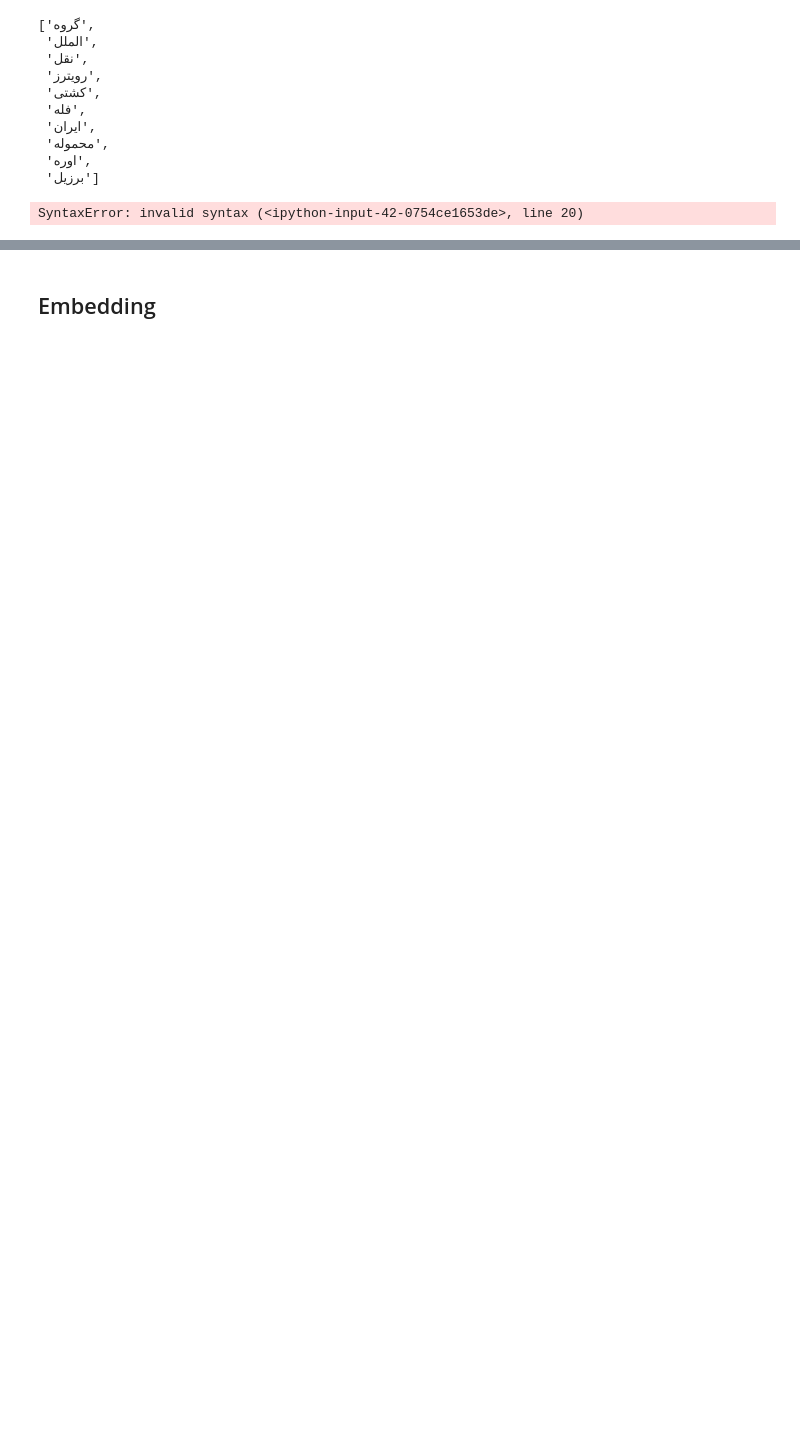
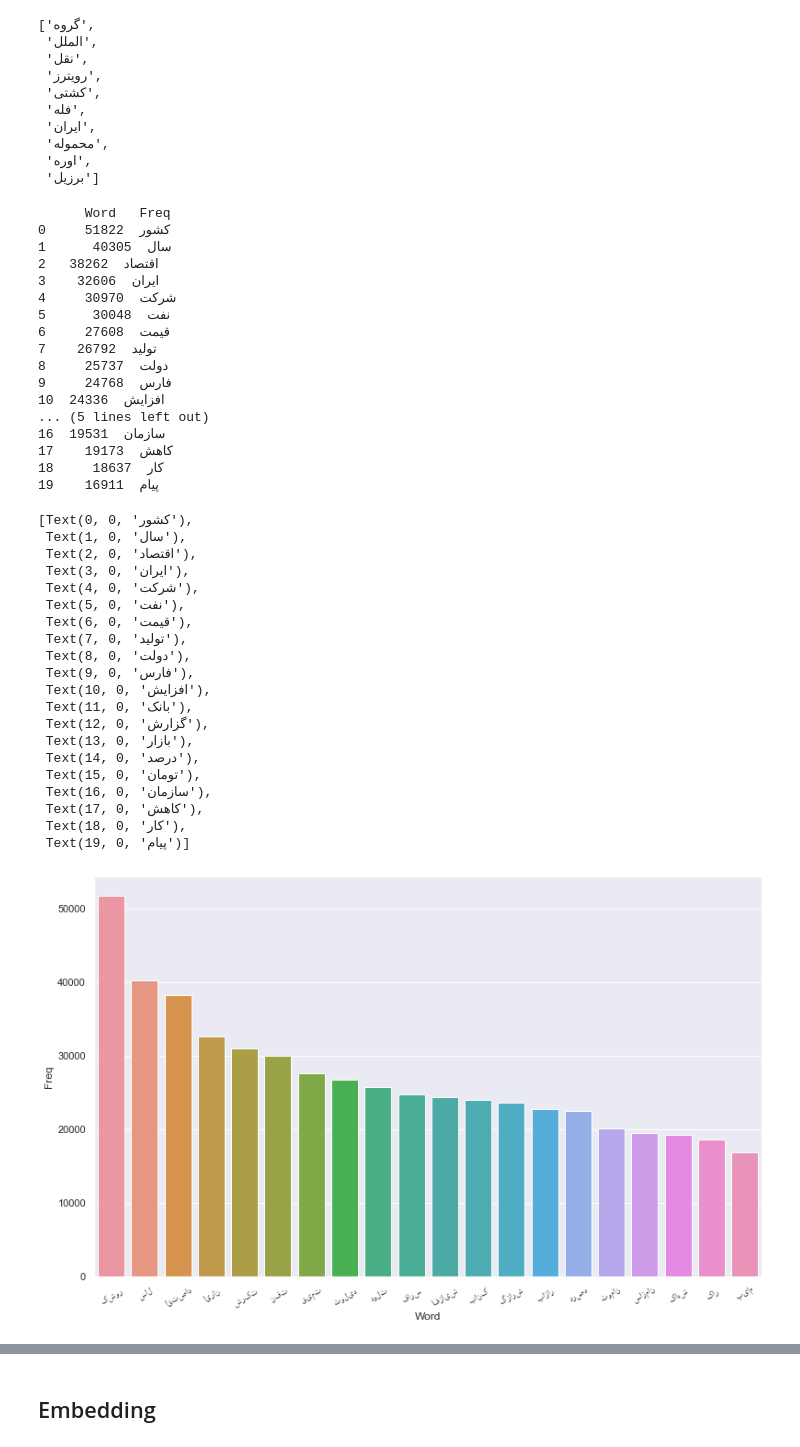
Before and after one commit to aminkhod/Extracting_Typed_Entities_Relations_with_Knowledge_Bases, a Jupyter notebook: keyword-extraction-from-economic-news/FarsNews.ipynb, the cells around one changed output, grey strips where cells are left out. Cells and saved outputs as stored; diff of their text form; code cells hidden in the pictures; blank space fills up the shorter version.

```diff
--- a/keyword-extraction-from-economic-news/FarsNews.ipynb
+++ b/keyword-extraction-from-economic-news/FarsNews.ipynb
@@ -658,26 +668,63 @@ list(cv.vocabulary_.keys())[:10]
 # %%
 #Most frequently occuring words
 from matplotlib import font_manager as fm, rcParams
 def get_top_n_words(corpus, n=None):
     vec = CountVectorizer().fit(corpus)
     bag_of_words = vec.transform(corpus)
     sum_words = bag_of_words.sum(axis=0)
     words_freq = [(word, sum_words[0, idx]) for word, idx in
                    vec.vocabulary_.items()]
     words_freq =sorted(words_freq, key = lambda x: x[1],
                        reverse=True)
     return words_freq[:n]
 #Convert most freq words to dataframe for plotting bar plot
 top_words = get_top_n_words(corpus, n=20)
 top_df = pd.DataFrame(top_words)
 top_df.columns=["Word", "Freq"]
 print(top_df)
 #Barplot of most freq words
 sns.set(rc={'figure.figsize':(13,8)})
 g = sns.barplot(x="Word", y="Freq", data=top_df)
-g.set_xticklabels(g.get_xticklabels(), rotation=30, ,direction = 'rtl',name = 'Yas')
+g.set_xticklabels(g.get_xticklabels(), rotation=30,name = 'Yas')
 # %% [output]
-SyntaxError: invalid syntax (<ipython-input-42-0754ce1653de>, line 20)
+      Word   Freq
+0     کشور  51822
+1      سال  40305
+2   اقتصاد  38262
+3    ایران  32606
+4     شرکت  30970
+5      نفت  30048
+6     قیمت  27608
+7    تولید  26792
+8     دولت  25737
+9     فارس  24768
+10  افزایش  24336
+... (5 lines left out)
+16  سازمان  19531
+17    کاهش  19173
+18     کار  18637
+19    پیام  16911
+[Text(0, 0, 'کشور'),
+ Text(1, 0, 'سال'),
+ Text(2, 0, 'اقتصاد'),
+ Text(3, 0, 'ایران'),
+ Text(4, 0, 'شرکت'),
+ Text(5, 0, 'نفت'),
+ Text(6, 0, 'قیمت'),
+ Text(7, 0, 'تولید'),
+ Text(8, 0, 'دولت'),
+ Text(9, 0, 'فارس'),
+ Text(10, 0, 'افزایش'),
+ Text(11, 0, 'بانک'),
+ Text(12, 0, 'گزارش'),
+ Text(13, 0, 'بازار'),
+ Text(14, 0, 'درصد'),
+ Text(15, 0, 'تومان'),
+ Text(16, 0, 'سازمان'),
+ Text(17, 0, 'کاهش'),
+ Text(18, 0, 'کار'),
+ Text(19, 0, 'پیام')]
+[figure, added]
 # %%
 #Most frequently occuring Bi-grams
 def get_top_n2_words(corpus, n=None):
```
Also changed, not shown: parts of 9 cells of this notebook, 2 other files.
